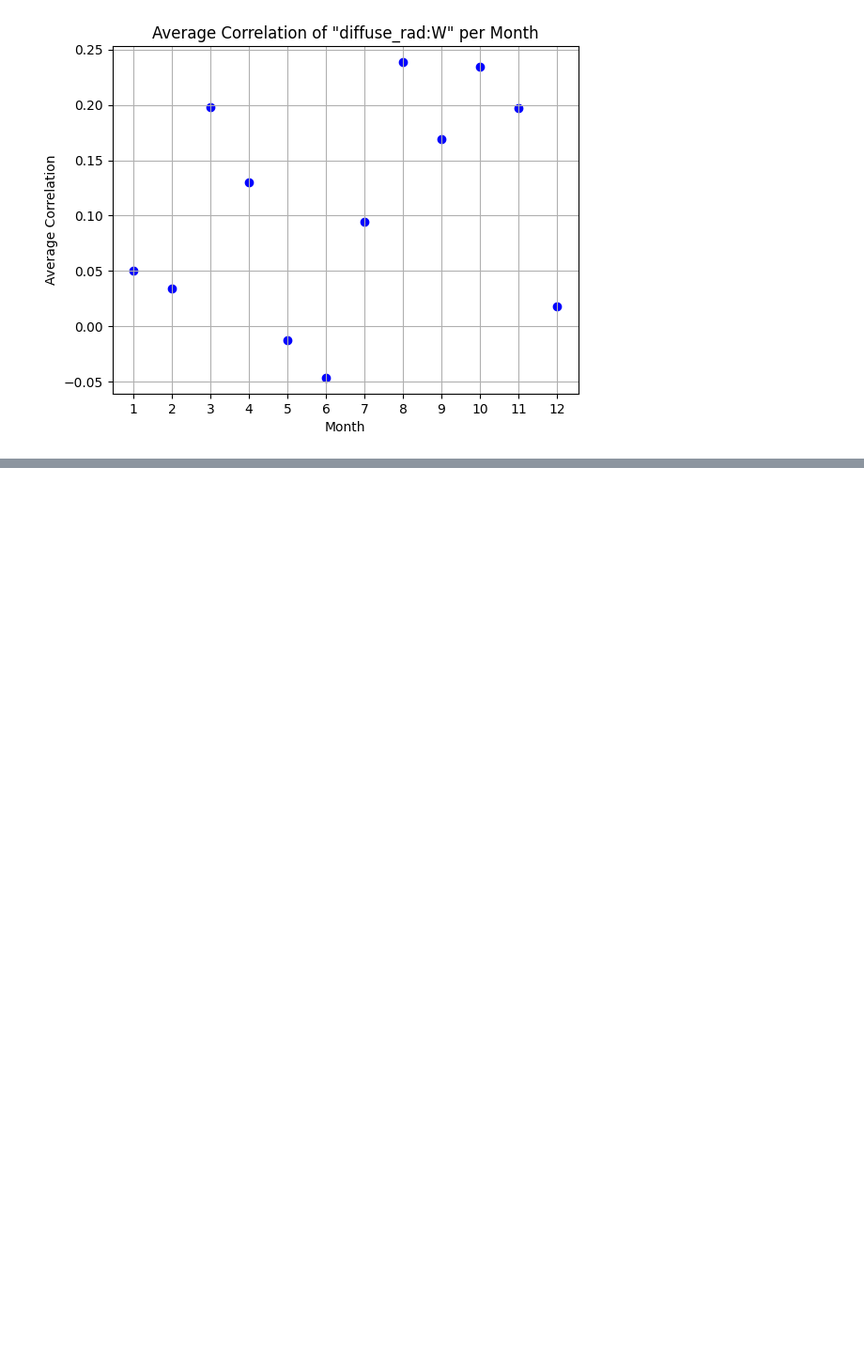
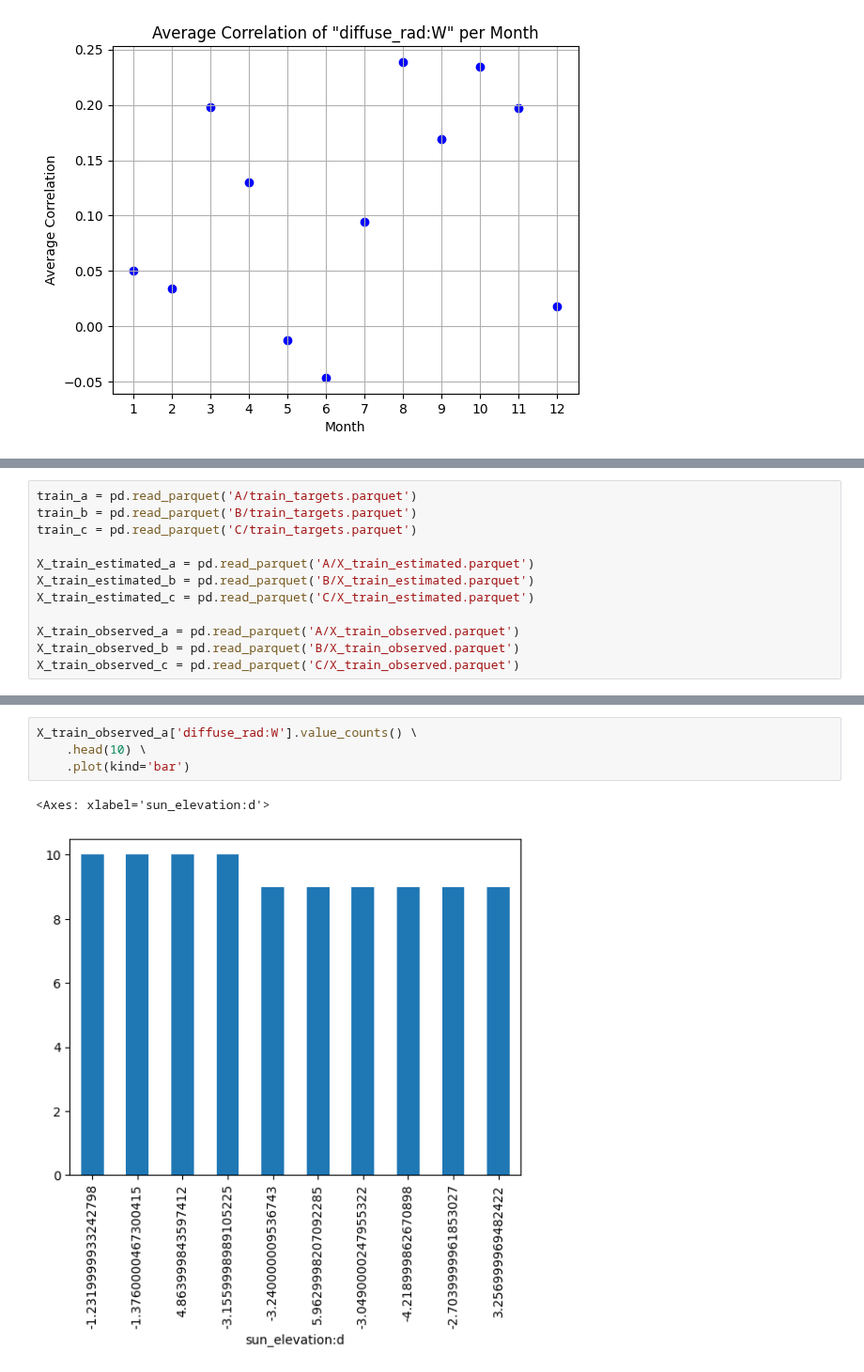
Before and after one commit to simenstang/TDT4173, a Jupyter notebook: data/long_notebook.ipynb, the cells around one changed output, grey strips where cells are left out. Shown at 94% size. Saved outputs shown, nothing was run; the diff lists cells and outputs as text; blank space fills up the shorter version.

```diff
--- a/data/long_notebook.ipynb
+++ b/data/long_notebook.ipynb
@@ -335,0 +341,12 @@ plt.show()
+# %%
+train_a = pd.read_parquet('A/train_targets.parquet')
+train_b = pd.read_parquet('B/train_targets.parquet')
+train_c = pd.read_parquet('C/train_targets.parquet')
+
+X_train_estimated_a = pd.read_parquet('A/X_train_estimated.parquet')
+X_train_estimated_b = pd.read_parquet('B/X_train_estimated.parquet')
+X_train_estimated_c = pd.read_parquet('C/X_train_estimated.parquet')
+
+X_train_observed_a = pd.read_parquet('A/X_train_observed.parquet')
+X_train_observed_b = pd.read_parquet('B/X_train_observed.parquet')
+X_train_observed_c = pd.read_parquet('C/X_train_observed.parquet')
@@ -335,0 +467,7 @@ plt.show()
+# %%
+X_train_observed_a['diffuse_rad:W'].value_counts() \
+    .head(10) \
+    .plot(kind='bar')
+# %% [output]
+<Axes: xlabel='sun_elevation:d'>
+[figure, added]
```
Also changed, not shown: parts of 18 cells of this notebook, 7 other files.
